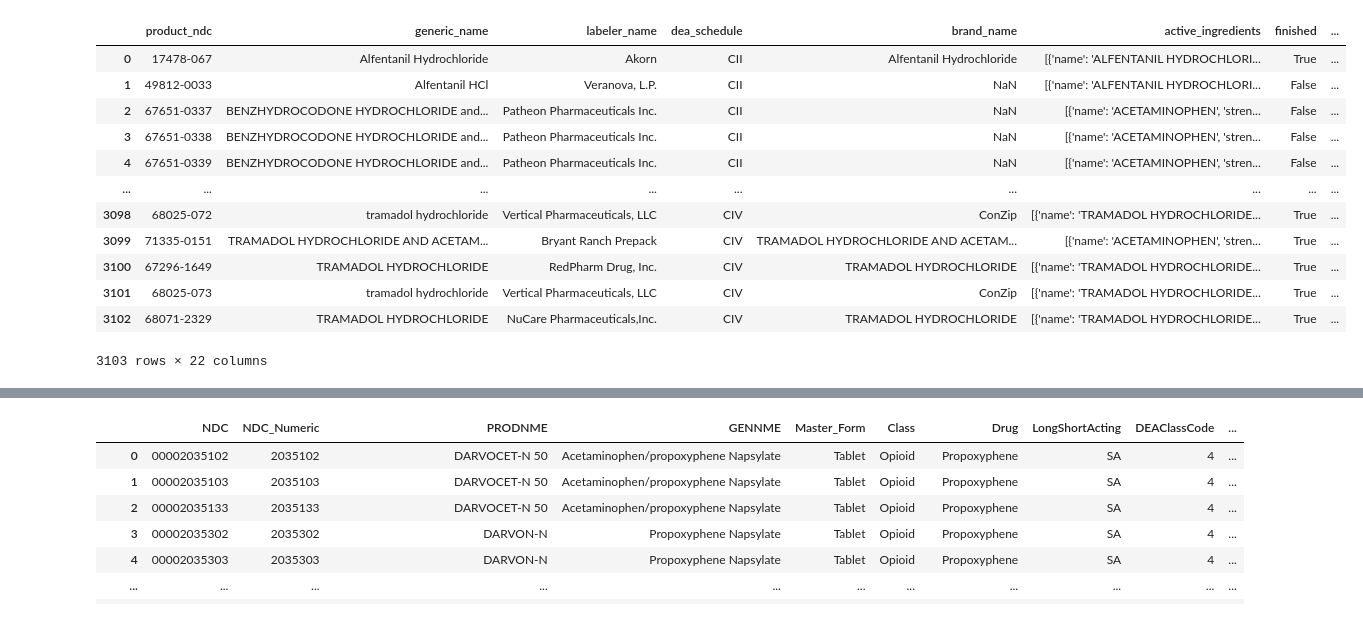
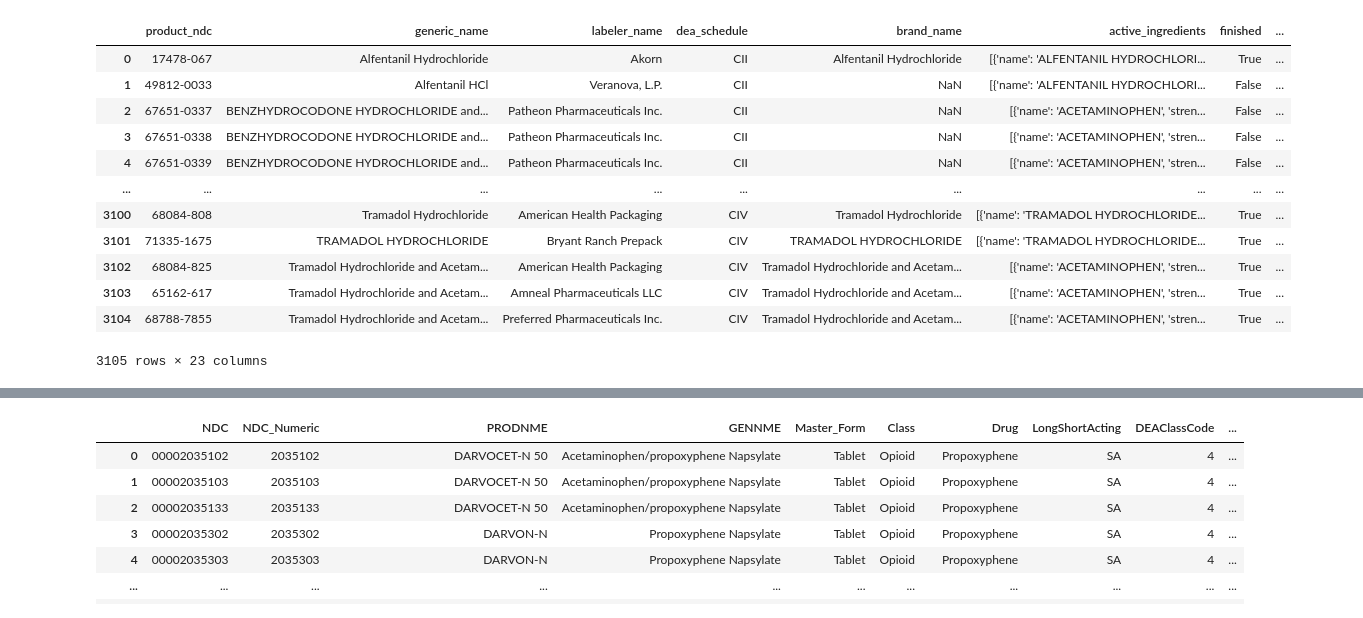
Before and after one commit to danielhmendoza01/Automatic_Code_Sets, a Jupyter notebook: NDC/Opioids/Opioid_Query.ipynb, the cells around one changed output, grey strips where cells are left out. Saved outputs shown, nothing was run; the diff lists cells and outputs as text; code cells hidden in the pictures.

```diff
--- a/NDC/Opioids/Opioid_Query.ipynb
+++ b/NDC/Opioids/Opioid_Query.ipynb
@@ -20,20 +20,21 @@ ingredients = ["alfentanil","benzhydrocodone","buprenorphine","butorphanol","cod
 # %%
 df_opioid = pd.DataFrame()
 for drug in ingredients:
     merg_df = query_drug(drug)
+    merg_df["active_ingredient"] = drug
     df_opioid = pd.concat([df_opioid, merg_df]).reset_index(drop=True)
 df_opioid
 # %% [output]
 |  | product_ndc | generic_name | labeler_name | dea_schedule | brand_name | active_ingredients | finished | ... |
 | 0 | 17478-067 | Alfentanil Hydrochloride | Akorn | CII | Alfentanil Hydrochloride | [{'name': 'ALFENTANIL HYDROCHLORI... | True | ... |
 | 1 | 49812-0033 | Alfentanil HCl | Veranova, L.P. | CII | NaN | [{'name': 'ALFENTANIL HYDROCHLORI... | False | ... |
 | 2 | 67651-0337 | BENZHYDROCODONE HYDROCHLORIDE and... | Patheon Pharmaceuticals Inc. | CII | NaN | [{'name': 'ACETAMINOPHEN', 'stren... | False | ... |
 | 3 | 67651-0338 | BENZHYDROCODONE HYDROCHLORIDE and... | Patheon Pharmaceuticals Inc. | CII | NaN | [{'name': 'ACETAMINOPHEN', 'stren... | False | ... |
 | 4 | 67651-0339 | BENZHYDROCODONE HYDROCHLORIDE and... | Patheon Pharmaceuticals Inc. | CII | NaN | [{'name': 'ACETAMINOPHEN', 'stren... | False | ... |
 | ... | ... | ... | ... | ... | ... | ... | ... | ... |
-| 3098 | 68025-072 | tramadol hydrochloride | Vertical Pharmaceuticals, LLC | CIV | ConZip | [{'name': 'TRAMADOL HYDROCHLORIDE... | True | ... |
-| 3099 | 71335-0151 | TRAMADOL HYDROCHLORIDE AND ACETAM... | Bryant Ranch Prepack | CIV | TRAMADOL HYDROCHLORIDE AND ACETAM... | [{'name': 'ACETAMINOPHEN', 'stren... | True | ... |
-| 3100 | 67296-1649 | TRAMADOL HYDROCHLORIDE | RedPharm Drug, Inc. | CIV | TRAMADOL HYDROCHLORIDE | [{'name': 'TRAMADOL HYDROCHLORIDE... | True | ... |
-| 3101 | 68025-073 | tramadol hydrochloride | Vertical Pharmaceuticals, LLC | CIV | ConZip | [{'name': 'TRAMADOL HYDROCHLORIDE... | True | ... |
-| 3102 | 68071-2329 | TRAMADOL HYDROCHLORIDE | NuCare Pharmaceuticals,Inc. | CIV | TRAMADOL HYDROCHLORIDE | [{'name': 'TRAMADOL HYDROCHLORIDE... | True | ... |
+| 3100 | 68084-808 | Tramadol Hydrochloride | American Health Packaging | CIV | Tramadol Hydrochloride | [{'name': 'TRAMADOL HYDROCHLORIDE... | True | ... |
+| 3101 | 71335-1675 | TRAMADOL HYDROCHLORIDE | Bryant Ranch Prepack | CIV | TRAMADOL HYDROCHLORIDE | [{'name': 'TRAMADOL HYDROCHLORIDE... | True | ... |
+| 3102 | 68084-825 | Tramadol Hydrochloride and Acetam... | American Health Packaging | CIV | Tramadol Hydrochloride and Acetam... | [{'name': 'ACETAMINOPHEN', 'stren... | True | ... |
+| 3103 | 65162-617 | Tramadol Hydrochloride and Acetam... | Amneal Pharmaceuticals LLC | CIV | Tramadol Hydrochloride and Acetam... | [{'name': 'ACETAMINOPHEN', 'stren... | True | ... |
+| 3104 | 68788-7855 | Tramadol Hydrochloride and Acetam... | Preferred Pharmaceuticals Inc. | CIV | Tramadol Hydrochloride and Acetam... | [{'name': 'ACETAMINOPHEN', 'stren... | True | ... |
-3103 rows × 22 columns
+3105 rows × 23 columns
```
Also changed, not shown: parts of 6 cells of this notebook, 21 other files.
